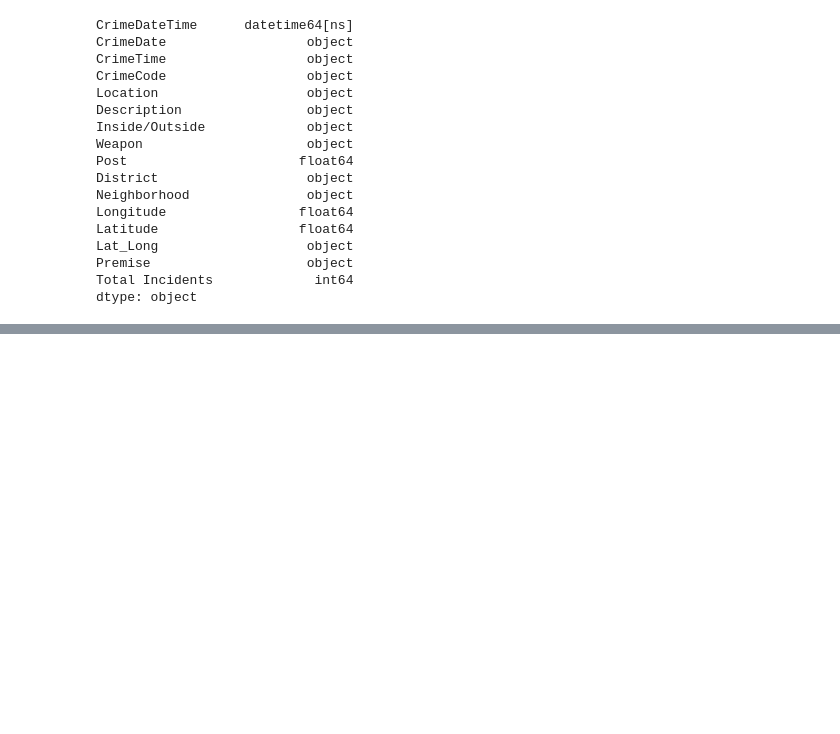
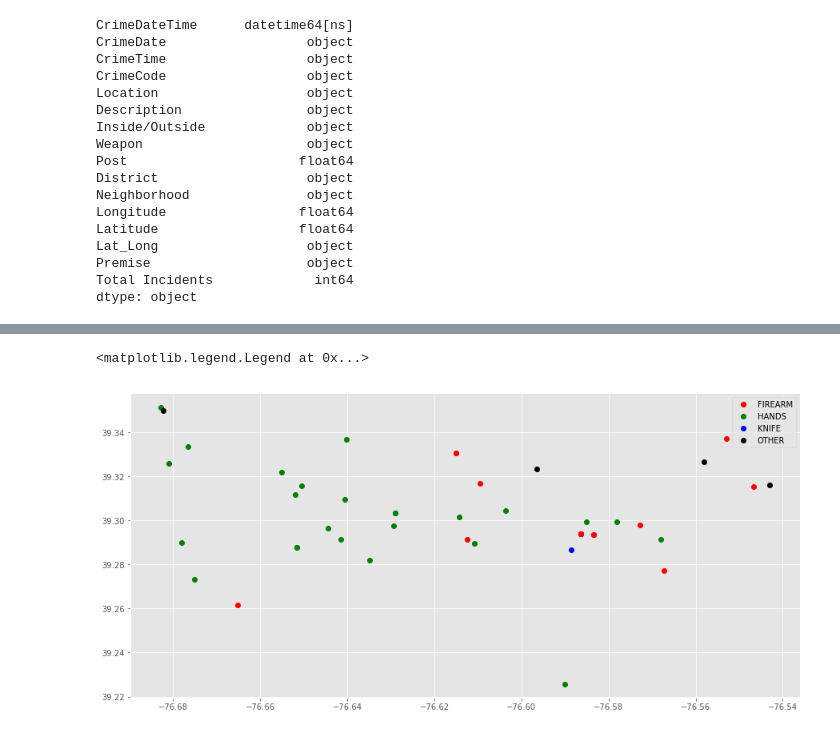
Before and after one commit to rmmariano/CAP386_intro_data_science, a Jupyter notebook: projeto/crimes_baltimore/crimes_baltimore.ipynb, the cells around one changed output, grey strips where cells are left out. Drawn from its saved outputs; the diff is of its cells as text; code cells hidden in the pictures; blank space fills up the shorter version.

```diff
--- a/projeto/crimes_baltimore/crimes_baltimore.ipynb
+++ b/projeto/crimes_baltimore/crimes_baltimore.ipynb
@@ -468,0 +479,4 @@ ValueError: pie requires either y column or 'subplots=True'
+# %%
+df_crimes_query = df_crimes_query[df_crimes_query.WeaponFactor.notnull()]
+
+print(df_crimes_query.WeaponFactor.head())
@@ -468,0 +491,21 @@ ValueError: pie requires either y column or 'subplots=True'
+# %%
+# markers
+marker_dict = {'FIREARM':'o','HANDS':'^','KNIFE':'s', 'OTHER':'x'}
+color_dict = {'FIREARM':'red', 'HANDS':'green', 'KNIFE':'blue', 'OTHER':'black'}
+
+# get the groups (categories)
+groups = df_crimes_query.groupby('WeaponFactor')
+
+# plot
+fig, ax = plt.subplots(figsize=(15,7))
+for name, group in groups:
+#     marker = marker_dict[name]
+    color = color_dict[name]
+
+    ax.plot(group.Longitude, group.Latitude, marker='o', linestyle='',
+            label=name, c=color)
+
+ax.legend()
+# %% [output]
+<matplotlib.legend.Legend at 0x...>
+[figure, added]
```
Also changed, not shown: parts of 13 cells of this notebook, 1 other file.
